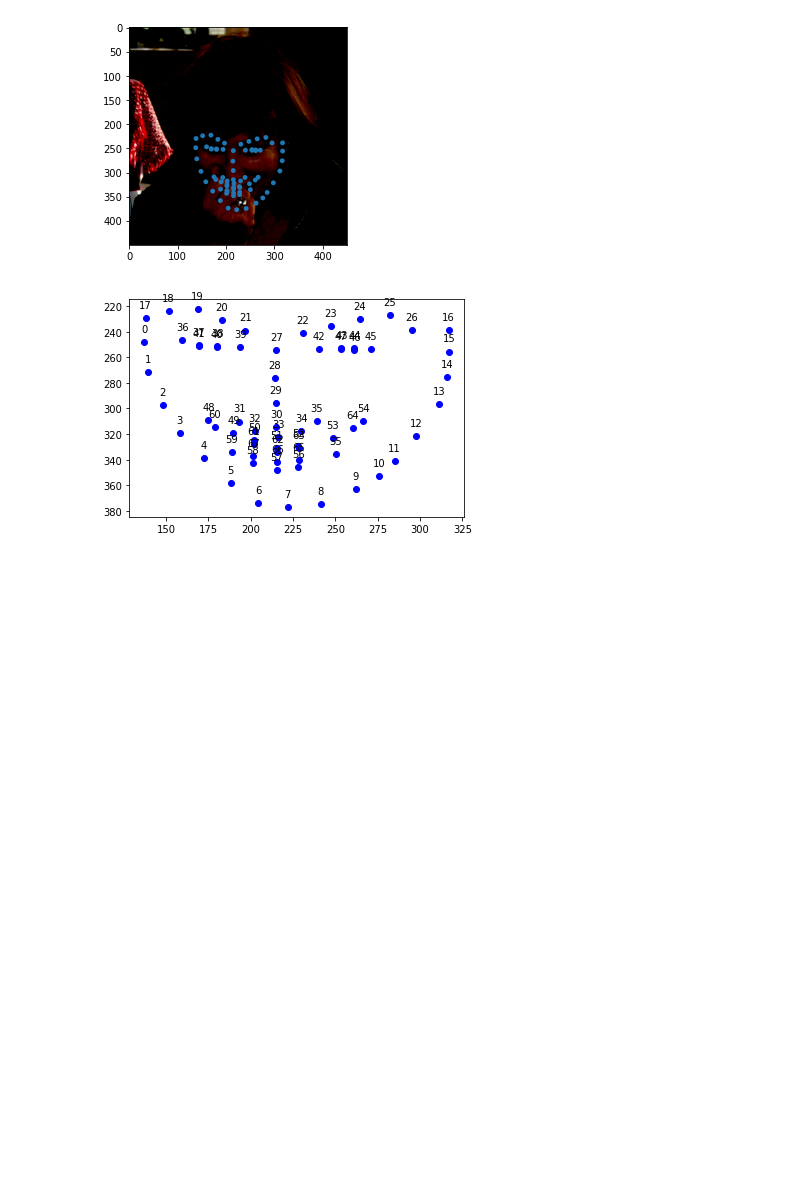
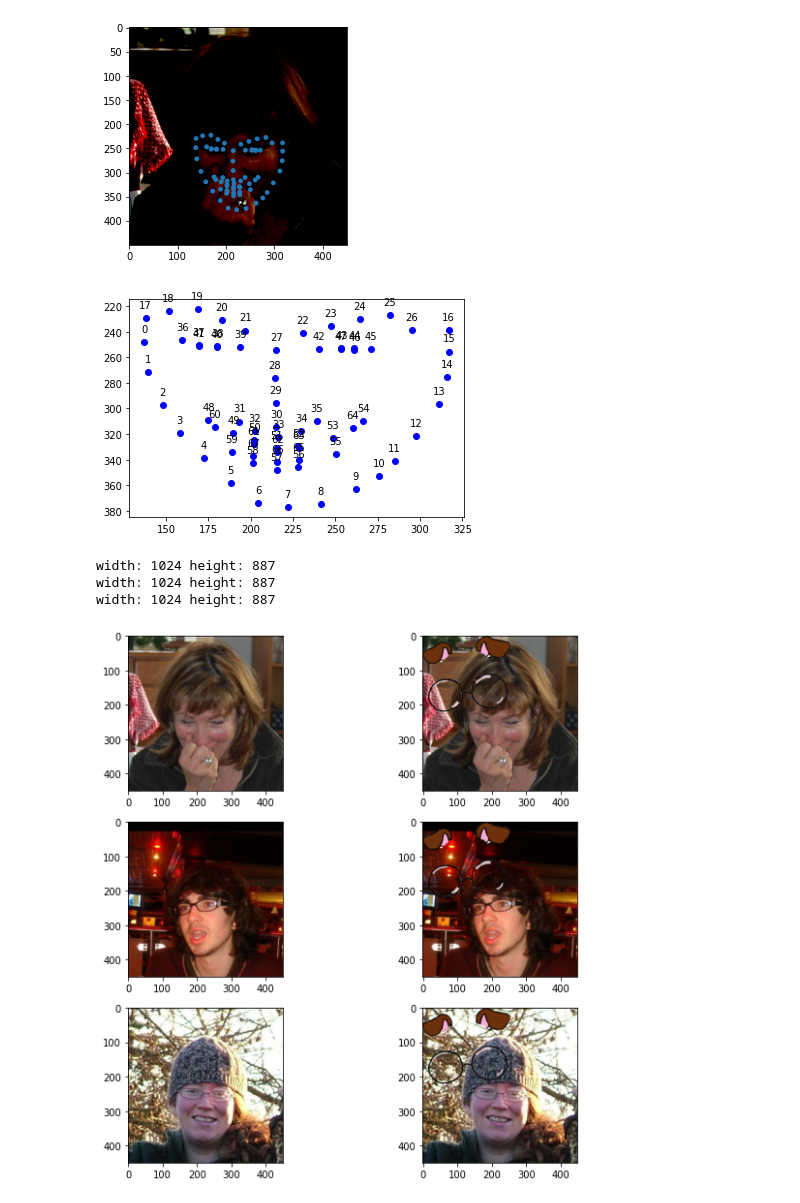
Before and after one commit to Waidhoferj/CSC-566-Project, a Jupyter notebook: FacialLandmarks.ipynb, the cells around one changed output. Saved outputs shown, nothing was run; the diff lists cells and outputs as text; code cells hidden in the pictures; blank space fills up the shorter version.

Commit message:
Filter overlays with original image

```diff
--- a/FacialLandmarks.ipynb
+++ b/FacialLandmarks.ipynb
@@ -246,3 +246,36 @@ img: (1, 450, 450, 3) landmarks:(1, 136)
 <Figure size 432x288 with 0 Axes>
 [figure]
 [figure]
+# %%
+from PIL import Image
+filter_path = PROJECT_FILEPATH + "/dog_filter.png"
+count = 1
+total_count = 3
+plt.figure(figsize=(10, 10))
+for img,landmarks in test_data:
+  if count == total_count + 1:
+    break
+
+  rows = total_count
+  cols = 2
+  plt.subplot(rows,cols, count*2 - 1)
+
+  #landmarks = landmarks.numpy().squeeze()
+
+  foreground = Image.open(filter_path)
+  print("width: {0} height: {1}".format(foreground.width, foreground.height))
+
+  foreground = foreground.resize((foreground.width//4, foreground.height//4))
+  background = Image.fromarray(np.uint8((img.numpy()[0] + 1)*127.5))
+
+  plt.imshow(background)
+  background.paste(foreground, (0,0, foreground.width, foreground.height), foreground)
+
+  plt.subplot(rows,cols, count*2)
+  plt.imshow(background)
+  count = count + 1
+# %% [output]
+width: 1024 height: 887
+width: 1024 height: 887
+width: 1024 height: 887
+[figure, added]
```
